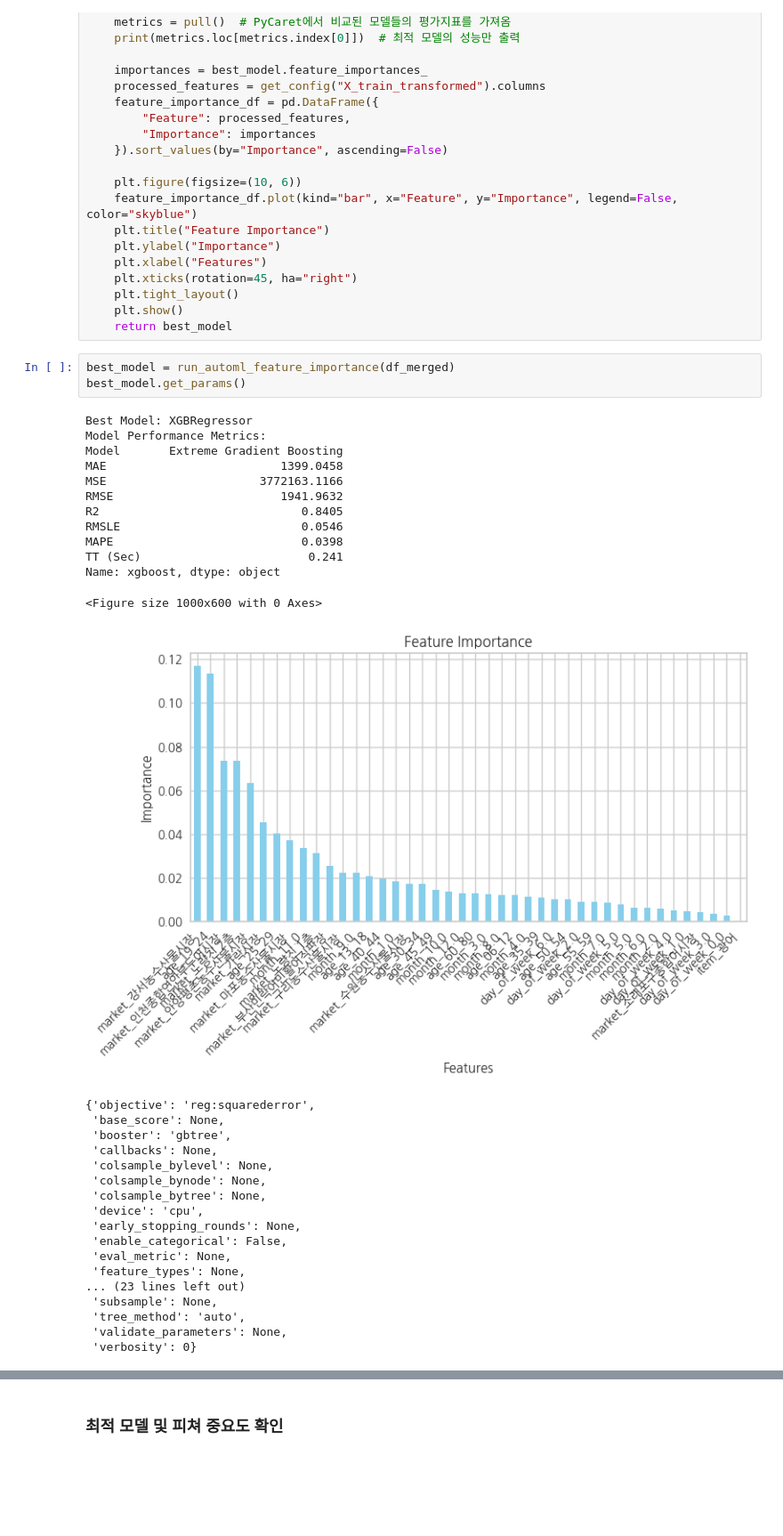
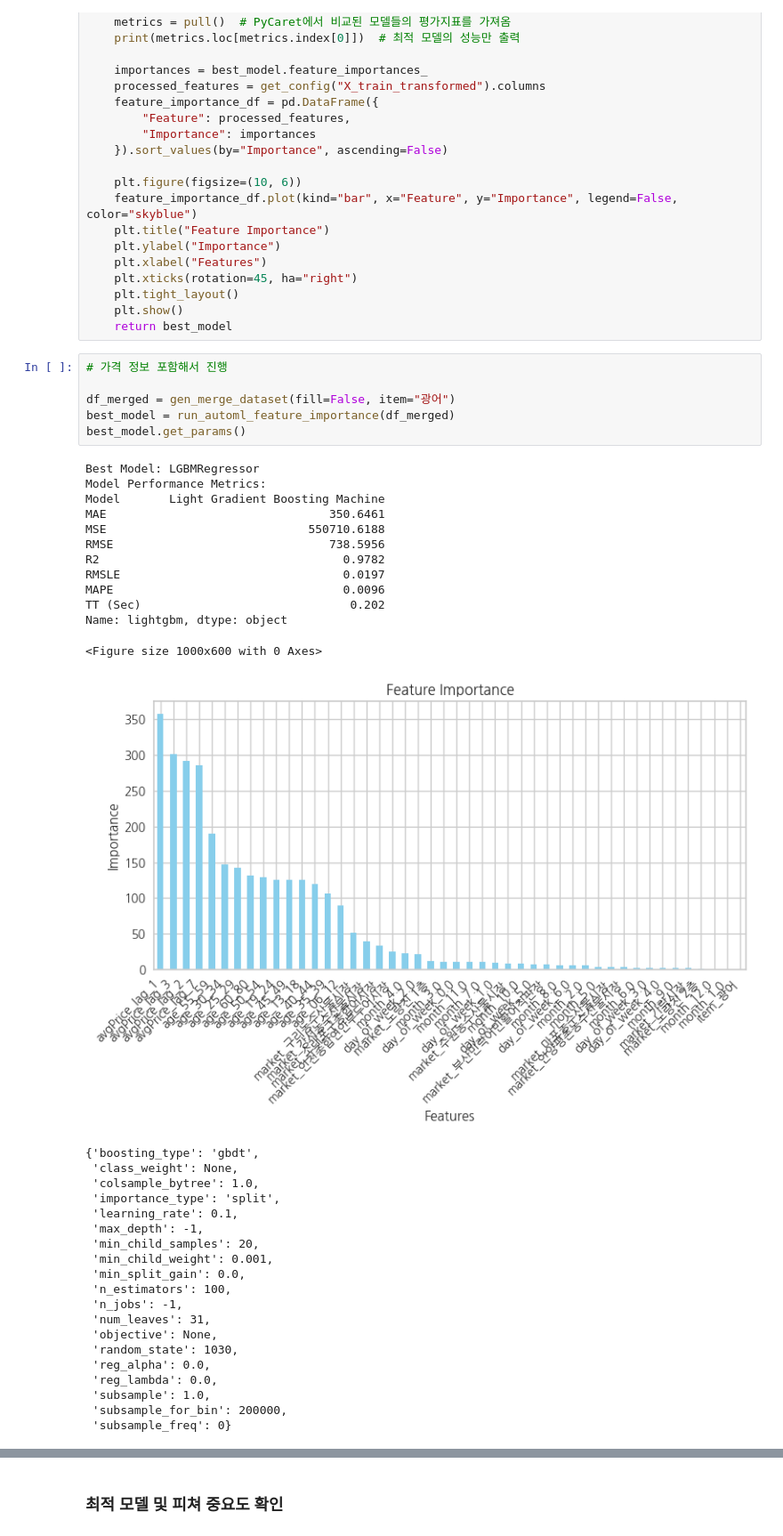
Before and after one commit to vhf1030/Pisces, a Jupyter notebook: notebooks/fs_search_trend.ipynb, the cells around one changed output, grey strips where cells are left out. Shown at 89% size. Saved outputs shown, nothing was run; the diff lists cells and outputs as text; blank space fills up the shorter version.

Commit message:
Merge data - in progress

```diff
--- a/notebooks/fs_search_trend.ipynb
+++ b/notebooks/fs_search_trend.ipynb
@@ -196,37 +166,42 @@ def run_automl_feature_importance(data, time_series_split=False):
     plt.tight_layout()
     plt.show()
     return best_model
-# %%
-best_model = run_automl_feature_importance(df_merged)
-best_model.get_params()
-# %% [output]
-Best Model: XGBRegressor
-Model Performance Metrics:
-Model       Extreme Gradient Boosting
-MAE                         1399.0458
-MSE                      3772163.1166
-RMSE                        1941.9632
-R2                             0.8405
-RMSLE                          0.0546
-MAPE                           0.0398
-TT (Sec)                        0.241
-Name: xgboost, dtype: object
-<Figure size 1000x600 with 0 Axes>
-[figure, removed]
-{'objective': 'reg:squarederror',
- 'base_score': None,
- 'booster': 'gbtree',
- 'callbacks': None,
- 'colsample_bylevel': None,
- 'colsample_bynode': None,
- 'colsample_bytree': None,
- 'device': 'cpu',
- 'early_stopping_rounds': None,
- 'enable_categorical': False,
- 'eval_metric': None,
- 'feature_types': None,
-... (23 lines left out)
- 'subsample': None,
- 'tree_method': 'auto',
- 'validate_parameters': None,
- 'verbosity': 0}
+# %%
+# 가격 정보 포함해서 진행
+
+df_merged = gen_merge_dataset(fill=False, item="광어")
+best_model = run_automl_feature_importance(df_merged)
+best_model.get_params()
+# %% [output]
+Best Model: LGBMRegressor
+Model Performance Metrics:
+Model       Light Gradient Boosting Machine
+MAE                                350.6461
+MSE                             550710.6188
+RMSE                               738.5956
+R2                                   0.9782
+RMSLE                                0.0197
+MAPE                                 0.0096
+TT (Sec)                              0.202
+Name: lightgbm, dtype: object
+<Figure size 1000x600 with 0 Axes>
+[figure, added]
+{'boosting_type': 'gbdt',
+ 'class_weight': None,
+ 'colsample_bytree': 1.0,
+ 'importance_type': 'split',
+ 'learning_rate': 0.1,
+ 'max_depth': -1,
+ 'min_child_samples': 20,
+ 'min_child_weight': 0.001,
+ 'min_split_gain': 0.0,
+ 'n_estimators': 100,
+ 'n_jobs': -1,
+ 'num_leaves': 31,
+ 'objective': None,
+ 'random_state': 1030,
+ 'reg_alpha': 0.0,
+ 'reg_lambda': 0.0,
+ 'subsample': 1.0,
+ 'subsample_for_bin': 200000,
+ 'subsample_freq': 0}
```
Also changed, not shown: parts of 2 cells of this notebook, 10 other files.
